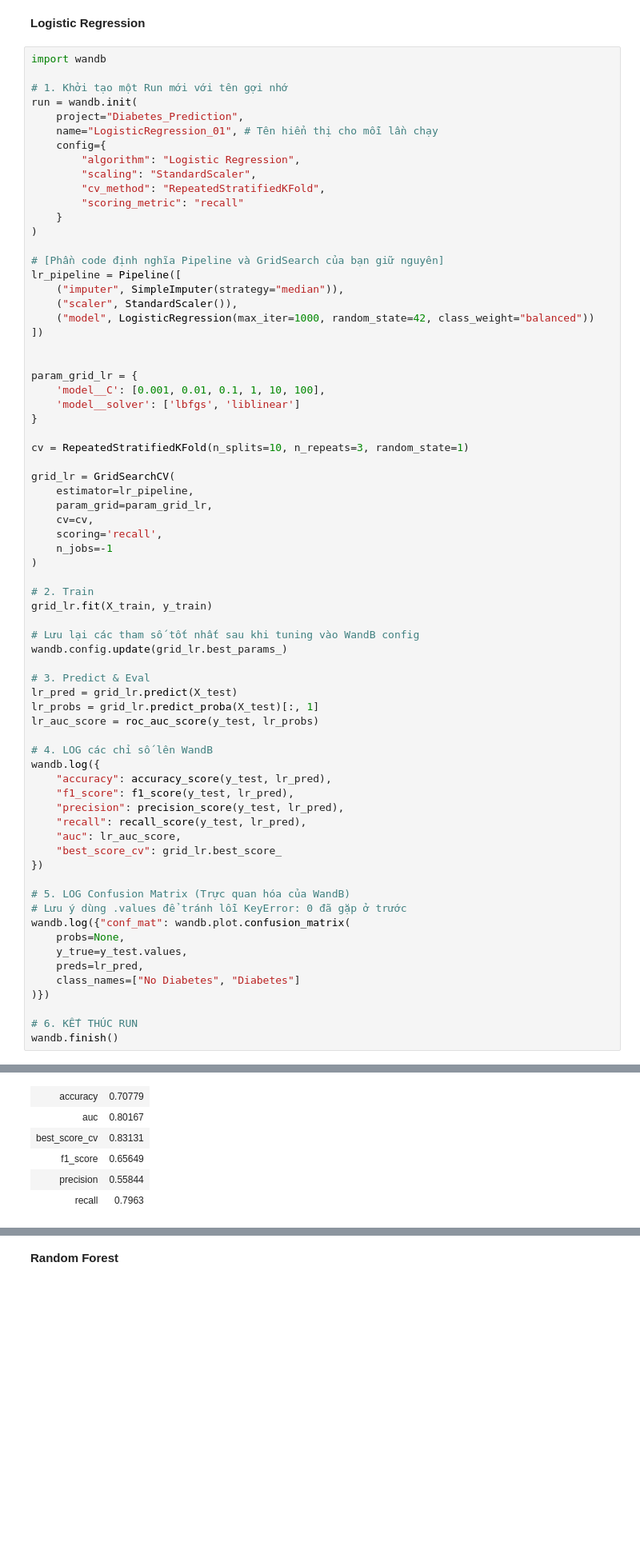
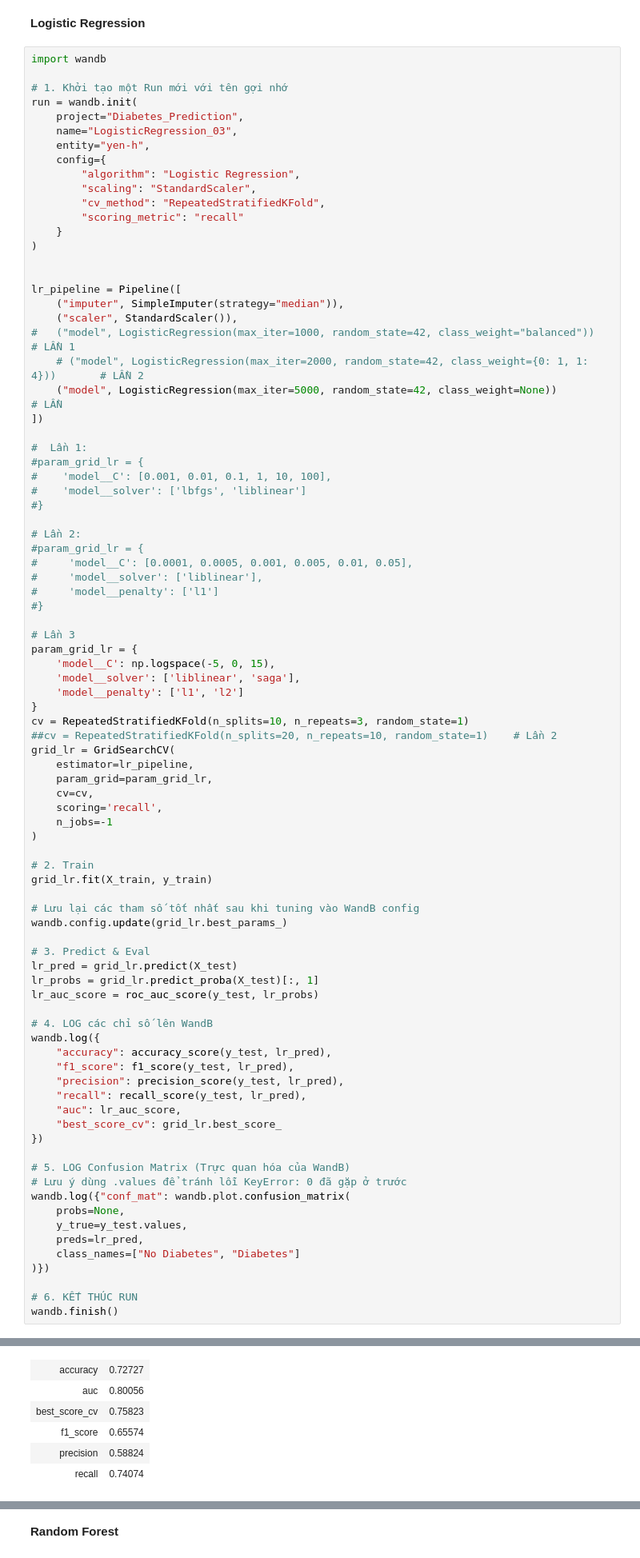
Before and after one commit to hongyen-oss/Diabetes-Prediction, a Jupyter notebook: Notebooks/project_analysis.ipynb, the cells around one changed output, grey strips where cells are left out. Shown at 80% size. Cells and saved outputs as stored; diff of their text form; blank space fills up the shorter version.

```diff
--- a/Notebooks/project_analysis.ipynb
+++ b/Notebooks/project_analysis.ipynb
@@ -1102,7 +1088,8 @@ import wandb
 # 1. Khởi tạo một Run mới với tên gợi nhớ
 run = wandb.init(
     project="Diabetes_Prediction",
-    name="LogisticRegression_01", # Tên hiển thị cho mỗi lần chạy
+    name="LogisticRegression_03",
+    entity="yen-h",
     config={
         "algorithm": "Logistic Regression",
         "scaling": "StandardScaler",
@@ -1111,21 +1098,36 @@ run = wandb.init(
     }
 )
 
-# [Phần code định nghĩa Pipeline và GridSearch của bạn giữ nguyên]
+
 lr_pipeline = Pipeline([
     ("imputer", SimpleImputer(strategy="median")),
     ("scaler", StandardScaler()),
-    ("model", LogisticRegression(max_iter=1000, random_state=42, class_weight="balanced"))
+#   ("model", LogisticRegression(max_iter=1000, random_state=42, class_weight="balanced"))           # LẦN 1
+    # ("model", LogisticRegression(max_iter=2000, random_state=42, class_weight={0: 1, 1: 4}))       # LẦN 2
+    ("model", LogisticRegression(max_iter=5000, random_state=42, class_weight=None))                 # LẦN
 ])
 
+#  Lần 1:
+#param_grid_lr = {
+#    'model__C': [0.001, 0.01, 0.1, 1, 10, 100],
+#    'model__solver': ['lbfgs', 'liblinear']
+#}
 
+# Lần 2:
+#param_grid_lr = {
+#     'model__C': [0.0001, 0.0005, 0.001, 0.005, 0.01, 0.05],
+#     'model__solver': ['liblinear'],
+#     'model__penalty': ['l1']
+#}
+
+# Lần 3
 param_grid_lr = {
-    'model__C': [0.001, 0.01, 0.1, 1, 10, 100],
-    'model__solver': ['lbfgs', 'liblinear']
+    'model__C': np.logspace(-5, 0, 15),
+    'model__solver': ['liblinear', 'saga'],
+    'model__penalty': ['l1', 'l2']
 }
-
 cv = RepeatedStratifiedKFold(n_splits=10, n_repeats=3, random_state=1)
-
+##cv = RepeatedStratifiedKFold(n_splits=20, n_repeats=10, random_state=1)    # Lần 2
 grid_lr = GridSearchCV(
     estimator=lr_pipeline,
     param_grid=param_grid_lr,
@@ -1186,6 +1187,6 @@ Run summary:
-| accuracy | 0.70779 |
-| auc | 0.80167 |
-| best_score_cv | 0.83131 |
-| f1_score | 0.65649 |
-| precision | 0.55844 |
-| recall | 0.7963 |
+| accuracy | 0.72727 |
+| auc | 0.80056 |
+| best_score_cv | 0.75823 |
+| f1_score | 0.65574 |
+| precision | 0.58824 |
+| recall | 0.74074 |
```
Also changed, not shown: parts of 15 cells of this notebook.
